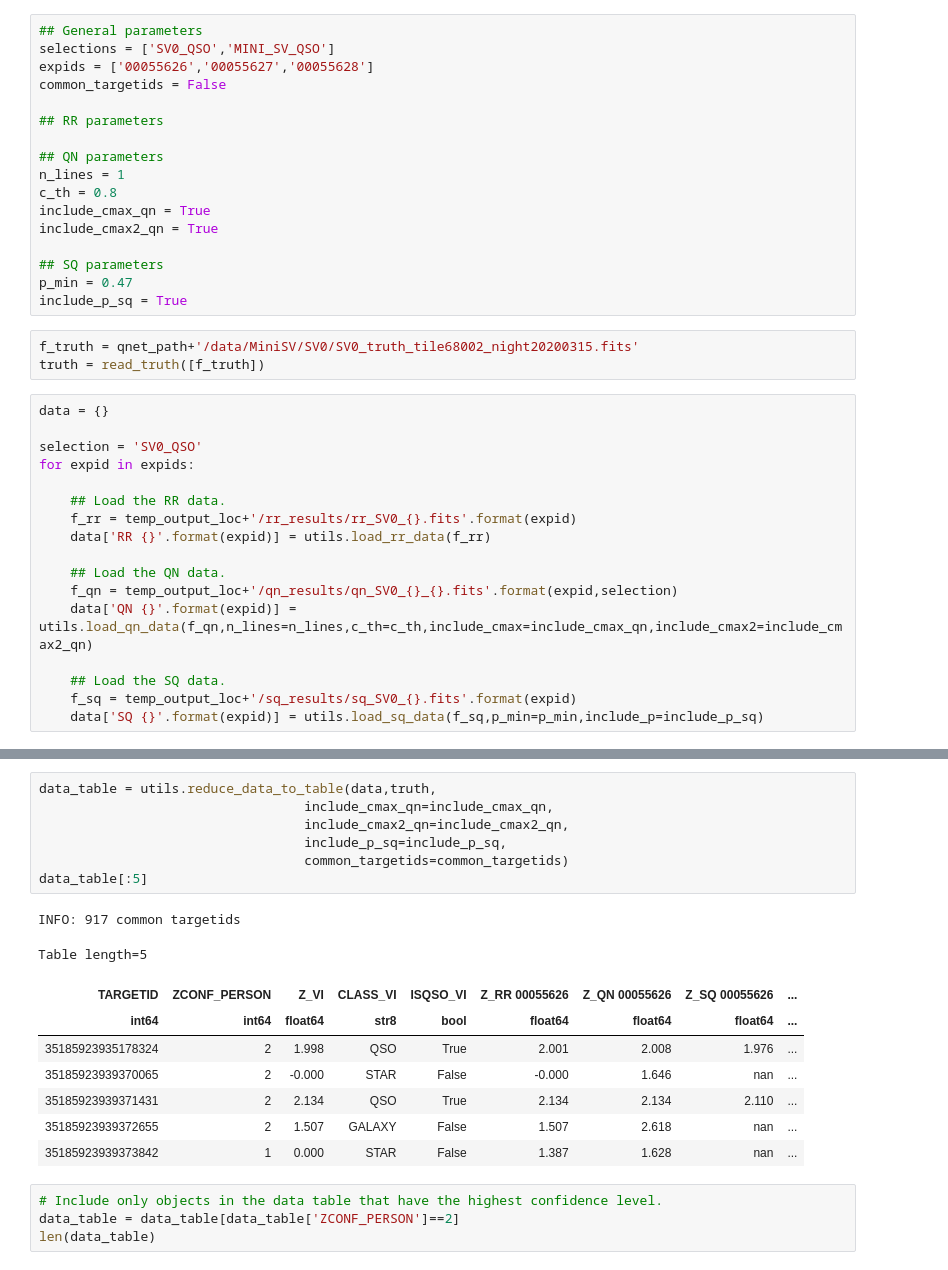
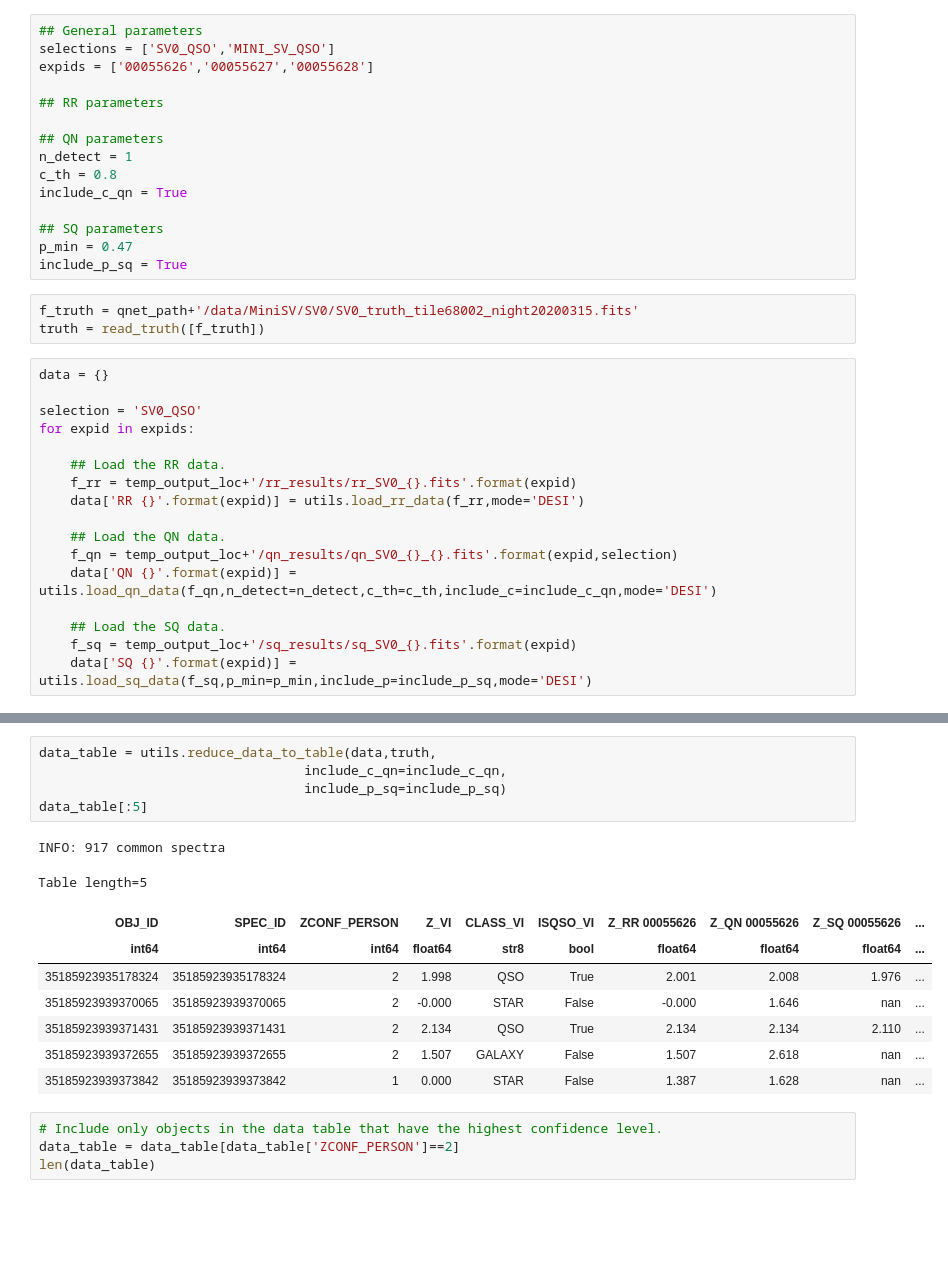
Before and after one commit to jfarr03/QuasarNET_analysis, a Jupyter notebook: analysis/notebooks/desi_classifier_performance_selecting_for_reobservation.ipynb, the cells around one changed output, grey strips where cells are left out. Cells and saved outputs as stored; diff of their text form; blank space fills up the shorter version.

```diff
--- a/analysis/notebooks/desi_classifier_performance_selecting_for_reobservation.ipynb
+++ b/analysis/notebooks/desi_classifier_performance_selecting_for_reobservation.ipynb
@@ -24,15 +24,13 @@ plt.rc('font', size=fontsize)
 ## General parameters
 selections = ['SV0_QSO','MINI_SV_QSO']
 expids = ['00055626','00055627','00055628']
-common_targetids = False
 
 ## RR parameters
 
 ## QN parameters
-n_lines = 1
+n_detect = 1
 c_th = 0.8
-include_cmax_qn = True
-include_cmax2_qn = True
+include_c_qn = True
 
 ## SQ parameters
 p_min = 0.47
@@ -48,12 +46,12 @@ for expid in expids:
 
     ## Load the RR data.
     f_rr = temp_output_loc+'/rr_results/rr_SV0_{}.fits'.format(expid)
-    data['RR {}'.format(expid)] = utils.load_rr_data(f_rr)
+    data['RR {}'.format(expid)] = utils.load_rr_data(f_rr,mode='DESI')
 
     ## Load the QN data.
     f_qn = temp_output_loc+'/qn_results/qn_SV0_{}_{}.fits'.format(expid,selection)
-    data['QN {}'.format(expid)] = utils.load_qn_data(f_qn,n_lines=n_lines,c_th=c_th,include_cmax=include_cmax_qn,include_cmax2=include_cmax2_qn)
+    data['QN {}'.format(expid)] = utils.load_qn_data(f_qn,n_detect=n_detect,c_th=c_th,include_c=include_c_qn,mode='DESI')
 
     ## Load the SQ data.
     f_sq = temp_output_loc+'/sq_results/sq_SV0_{}.fits'.format(expid)
-    data['SQ {}'.format(expid)] = utils.load_sq_data(f_sq,p_min=p_min,include_p=include_p_sq)
+    data['SQ {}'.format(expid)] = utils.load_sq_data(f_sq,p_min=p_min,include_p=include_p_sq,mode='DESI')
@@ -67,20 +63,18 @@ This finds which targetids* are common to all datasets, and removes any that are
 # %%
 data_table = utils.reduce_data_to_table(data,truth,
-                                  include_cmax_qn=include_cmax_qn,
-                                  include_cmax2_qn=include_cmax2_qn,
-                                  include_p_sq=include_p_sq,
-                                  common_targetids=common_targetids)
+                                  include_c_qn=include_c_qn,
+                                  include_p_sq=include_p_sq)
 data_table[:5]
 # %% [output]
-INFO: 917 common targetids
+INFO: 917 common spectra
 Table length=5
-| TARGETID | ZCONF_PERSON | Z_VI | CLASS_VI | ISQSO_VI | Z_RR 00055626 | Z_QN 00055626 | Z_SQ 00055626 | ... |
-| int64 | int64 | float64 | str8 | bool | float64 | float64 | float64 | ... |
-| 35185923935178324 | 2 | 1.998 | QSO | True | 2.001 | 2.008 | 1.976 | ... |
-| 35185923939370065 | 2 | -0.000 | STAR | False | -0.000 | 1.646 | nan | ... |
-| 35185923939371431 | 2 | 2.134 | QSO | True | 2.134 | 2.134 | 2.110 | ... |
-| 35185923939372655 | 2 | 1.507 | GALAXY | False | 1.507 | 2.618 | nan | ... |
-| 35185923939373842 | 1 | 0.000 | STAR | False | 1.387 | 1.628 | nan | ... |
+| OBJ_ID | SPEC_ID | ZCONF_PERSON | Z_VI | CLASS_VI | ISQSO_VI | Z_RR 00055626 | Z_QN 00055626 | Z_SQ 00055626 | ... |
+| int64 | int64 | int64 | float64 | str8 | bool | float64 | float64 | float64 | ... |
+| 35185923935178324 | 35185923935178324 | 2 | 1.998 | QSO | True | 2.001 | 2.008 | 1.976 | ... |
+| 35185923939370065 | 35185923939370065 | 2 | -0.000 | STAR | False | -0.000 | 1.646 | nan | ... |
+| 35185923939371431 | 35185923939371431 | 2 | 2.134 | QSO | True | 2.134 | 2.134 | 2.110 | ... |
+| 35185923939372655 | 35185923939372655 | 2 | 1.507 | GALAXY | False | 1.507 | 2.618 | nan | ... |
+| 35185923939373842 | 35185923939373842 | 1 | 0.000 | STAR | False | 1.387 | 1.628 | nan | ... |
 # %%
 # Include only objects in the data table that have the highest confidence level.
 data_table = data_table[data_table['ZCONF_PERSON']==2]
```
Also changed, not shown: parts of 8 cells of this notebook, 5 other files.
